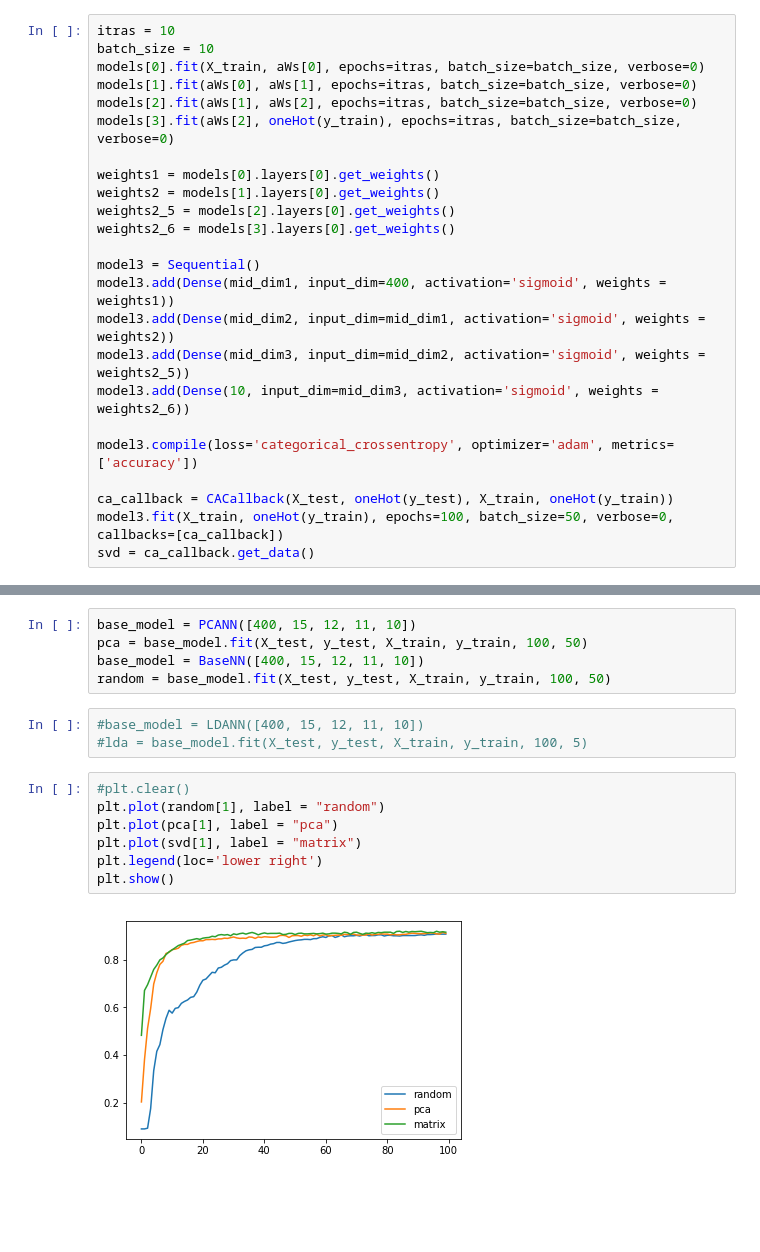
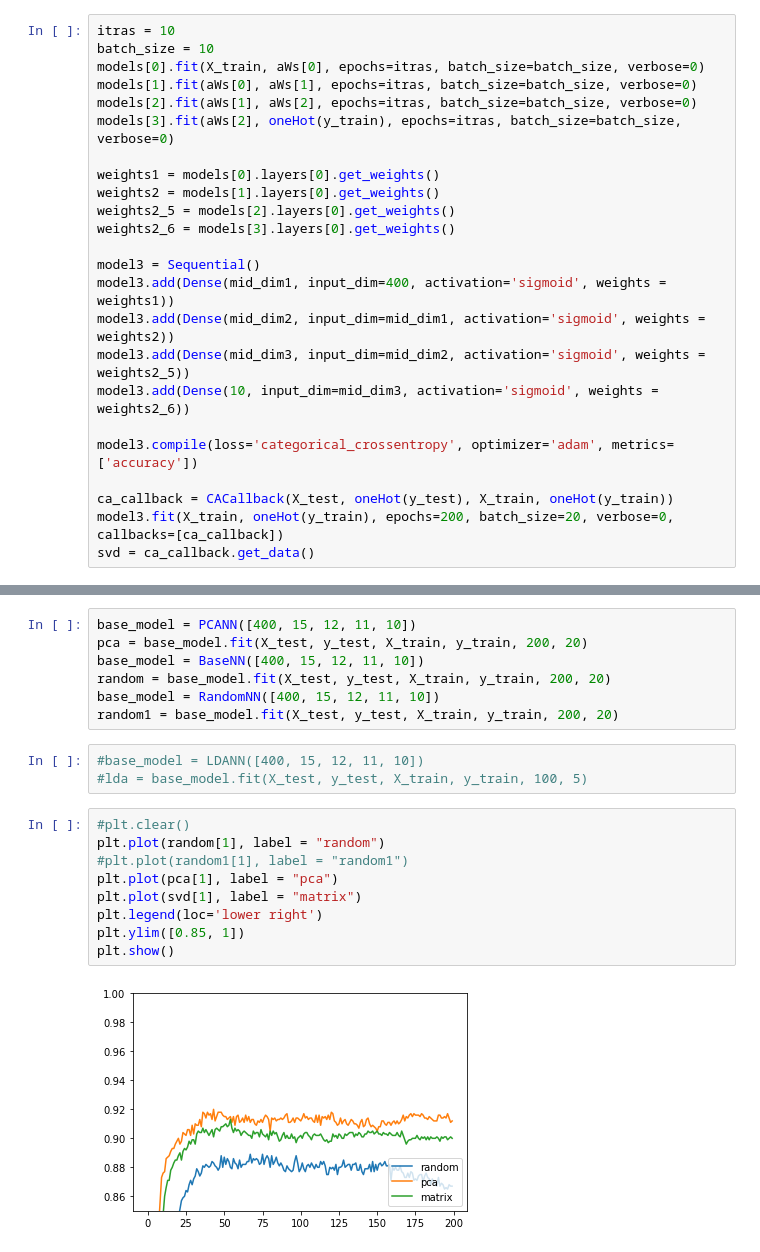
Before and after one commit to gasperpetelin/mat-factorization-nnet, a Jupyter notebook: Autoencoder.ipynb, the cells around one changed output, grey strips where cells are left out. Saved outputs shown, nothing was run; the diff lists cells and outputs as text; blank space fills up the shorter version.

```diff
--- a/Autoencoder.ipynb
+++ b/Autoencoder.ipynb
@@ -76,5 +78,5 @@ model3.add(Dense(10, input_dim=mid_dim3, activation='sigmoid', weights = weights
 model3.compile(loss='categorical_crossentropy', optimizer='adam', metrics=['accuracy'])
 
 ca_callback = CACallback(X_test, oneHot(y_test), X_train, oneHot(y_train))
-model3.fit(X_train, oneHot(y_train), epochs=100, batch_size=50, verbose=0, callbacks=[ca_callback])
+model3.fit(X_train, oneHot(y_train), epochs=200, batch_size=20, verbose=0, callbacks=[ca_callback])
 svd = ca_callback.get_data()
@@ -124,18 +98,22 @@ class LDANN:
 # %%
 base_model = PCANN([400, 15, 12, 11, 10])
-pca = base_model.fit(X_test, y_test, X_train, y_train, 100, 50)
+pca = base_model.fit(X_test, y_test, X_train, y_train, 200, 20)
 base_model = BaseNN([400, 15, 12, 11, 10])
-random = base_model.fit(X_test, y_test, X_train, y_train, 100, 50)
+random = base_model.fit(X_test, y_test, X_train, y_train, 200, 20)
+base_model = RandomNN([400, 15, 12, 11, 10])
+random1 = base_model.fit(X_test, y_test, X_train, y_train, 200, 20)
 # %%
 #base_model = LDANN([400, 15, 12, 11, 10])
 #lda = base_model.fit(X_test, y_test, X_train, y_train, 100, 5)
 # %%
 #plt.clear()
 plt.plot(random[1], label = "random")
+#plt.plot(random1[1], label = "random1")
 plt.plot(pca[1], label = "pca")
 plt.plot(svd[1], label = "matrix")
 plt.legend(loc='lower right')
+plt.ylim([0.85, 1])
 plt.show()
 # %% [output]
-[figure, old version]
+[figure, new version]
 # %%
```
Also changed, not shown: parts of 4 cells of this notebook, 1 other file.
